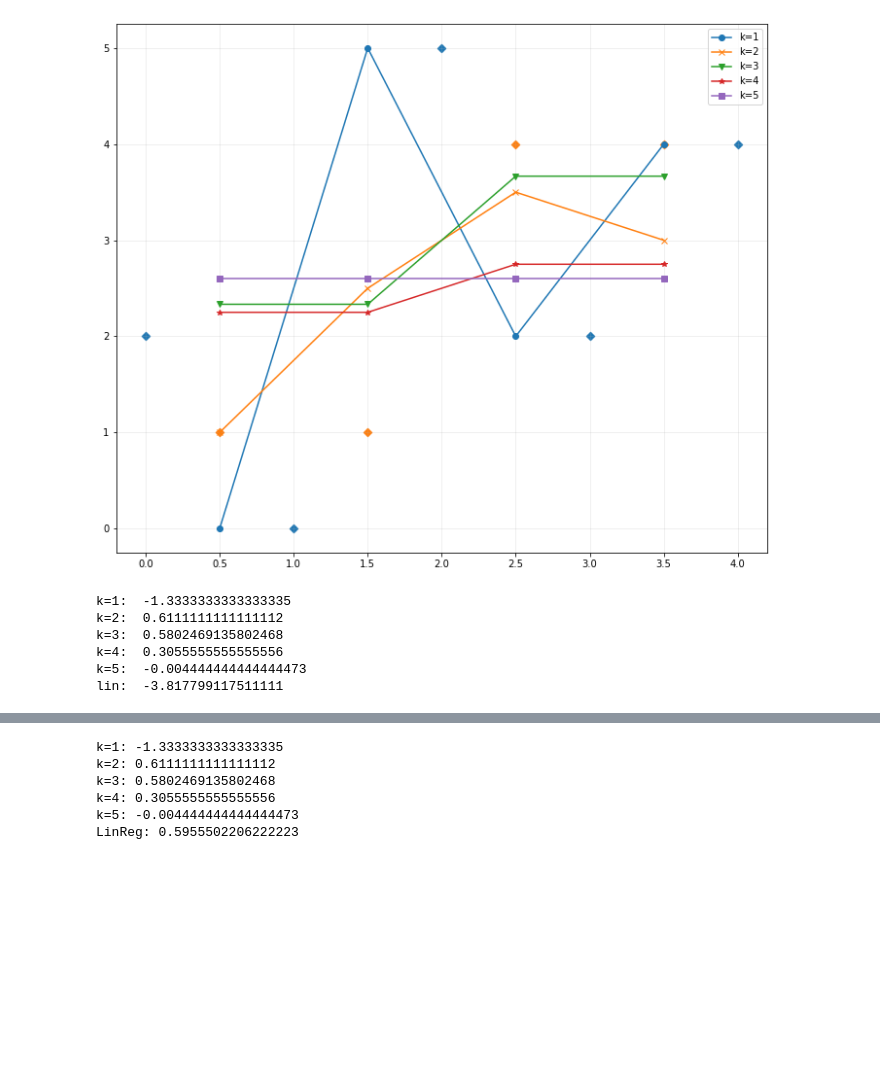
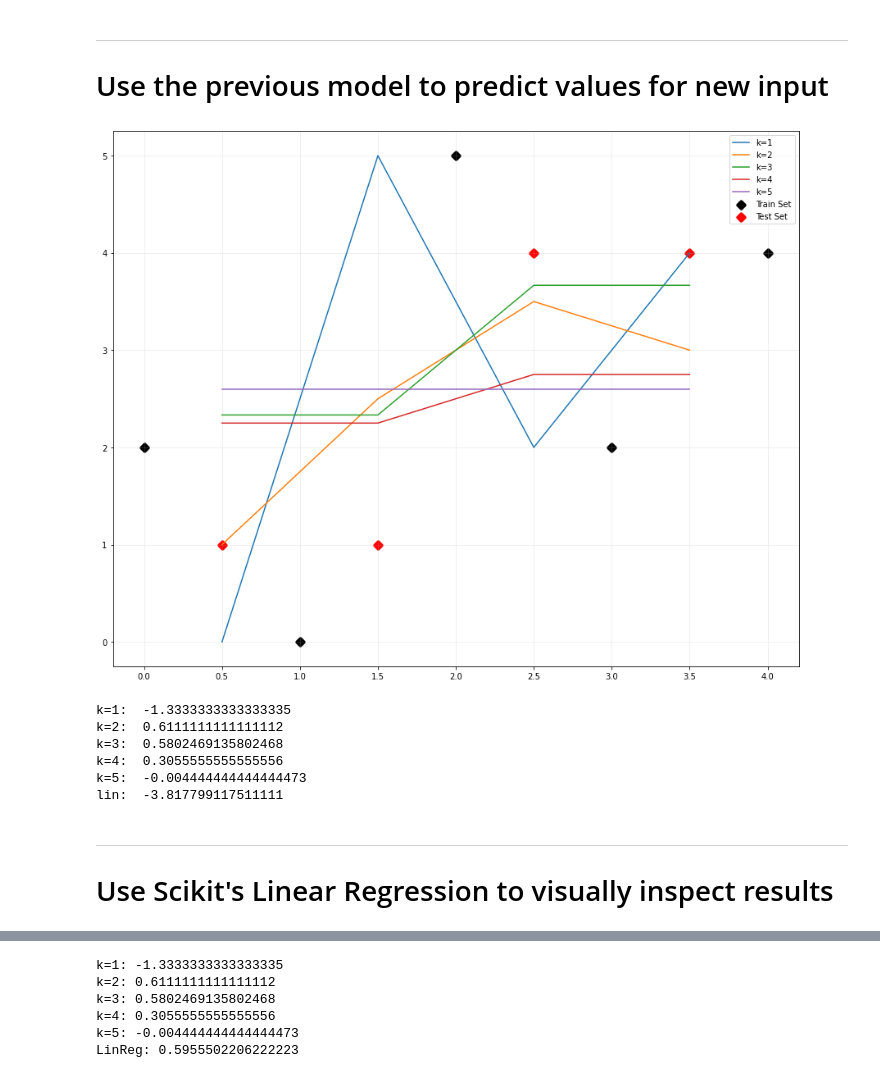
Before and after one commit to RobRoyce/DataScienceFundamentals, a Jupyter notebook: Homework1.ipynb, the cells around one changed output, grey strips where cells are left out. Cells and saved outputs as stored; diff of their text form; code cells hidden in the pictures; blank space fills up the shorter version.

Commit message:
Added new plot styles and a few descriptive labels

```diff
--- a/Homework1.ipynb
+++ b/Homework1.ipynb
@@ -5,7 +5,7 @@ import pandas as pd
 # %%
 def find_nearest(array, value, k=1):
     if (k > len(array)):
-        raise Exception("Too many neighbors!")
+        raise Exception("K > |X|")
 
     array = np.asarray(array)
     ret = []
@@ -26,13 +26,13 @@ def predict(xvals=X_, k=1):
         s = 0
 
         for neighbor_x in neighbors:
-            locs = np.where(np.array(X) == neighbor_x)
+            x_ = np.where(np.array(X) == neighbor_x)
 
             if k == 1:
-                for index in locs:
+                for index in x_:
                     s = y[index[0]]
             else:
-                for index in locs:
+                for index in x_:
                     s += y[index[0]]
         pred.append(s/k)
     return pred
@@ -56,3 +55,6 @@ plt.legend(['k=1', 'k=3'])
+# %% [markdown]
+---
+# Use the previous model to predict values for new input
 # %%
 X2 = [0.5001, 1.5001, 2.5001, 3.5001]
 y2 = [1, 1, 4, 4]
@@ -63,16 +65,16 @@ y2_pred3 = predict(X2, k=3)
 y2_pred4 = predict(X2, k=4)
 y2_pred5 = predict(X2, k=5)
 # %%
-plt.figure(figsize=(12, 10))
-plt.scatter(X, y, marker='D')
-plt.scatter(X2, y2, marker='D')
-plt.plot(X2, y2_pred1, marker='o')
-plt.plot(X2, y2_pred2, marker='x')
-plt.plot(X2, y2_pred3, marker='v')
-plt.plot(X2, y2_pred4, marker='*')
-plt.plot(X2, y2_pred5, marker='s')
-plt.legend(['k=1', 'k=2', 'k=3', 'k=4', 'k=5'])
+plt.figure(figsize=(15, 12))
+plt.scatter(X, y, marker='D', c='black', linewidth=4)
+plt.scatter(X2, y2, marker='D', c='red', linewidth=4)
+plt.plot(X2, y2_pred1)
+plt.plot(X2, y2_pred2)
+plt.plot(X2, y2_pred3)
+plt.plot(X2, y2_pred4)
+plt.plot(X2, y2_pred5)
+plt.legend(['k=1', 'k=2', 'k=3', 'k=4', 'k=5', 'Train Set', 'Test Set'])
 plt.grid(alpha=0.25)
 # %% [output]
-[figure, old version]
+[figure, new version]
 # %%
@@ -98,6 +100,9 @@ k=3:  0.5802469135802468
 k=4:  0.3055555555555556
 k=5:  -0.004444444444444473
 lin:  -3.817799117511111
+# %% [markdown]
+---
+# Use Scikit's Linear Regression to visually inspect results
 # %%
 from sklearn import linear_model
 
```
Also changed, not shown: parts of 7 cells of this notebook, 1 other file.
